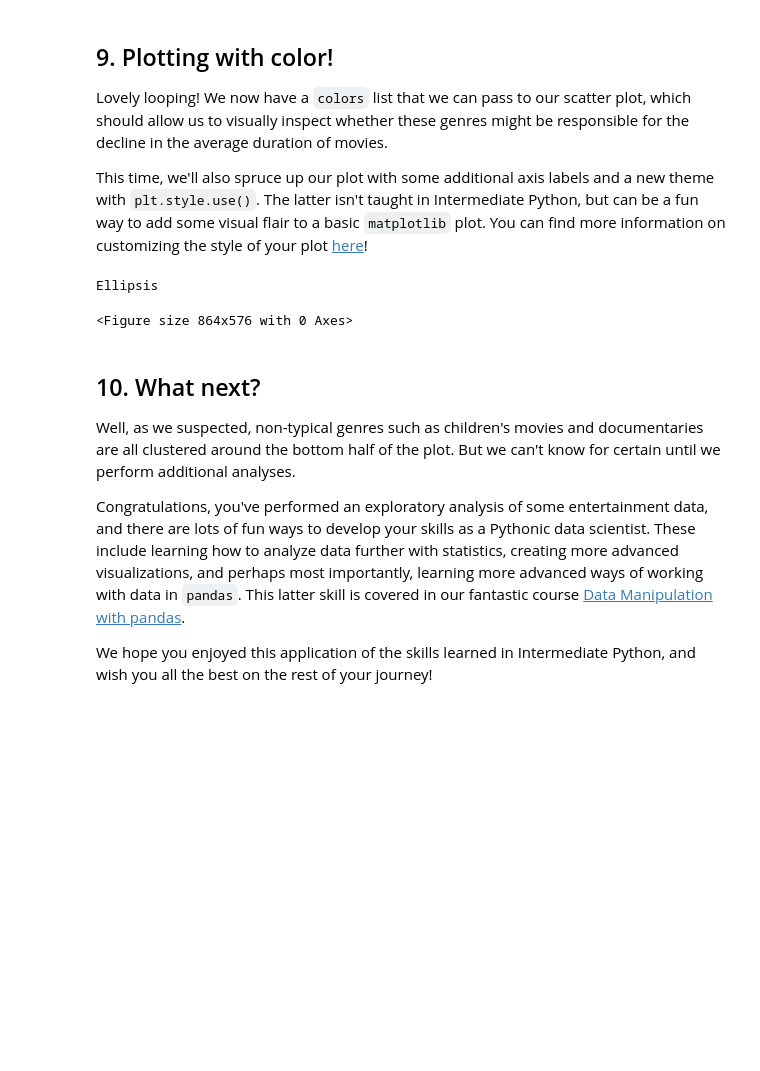
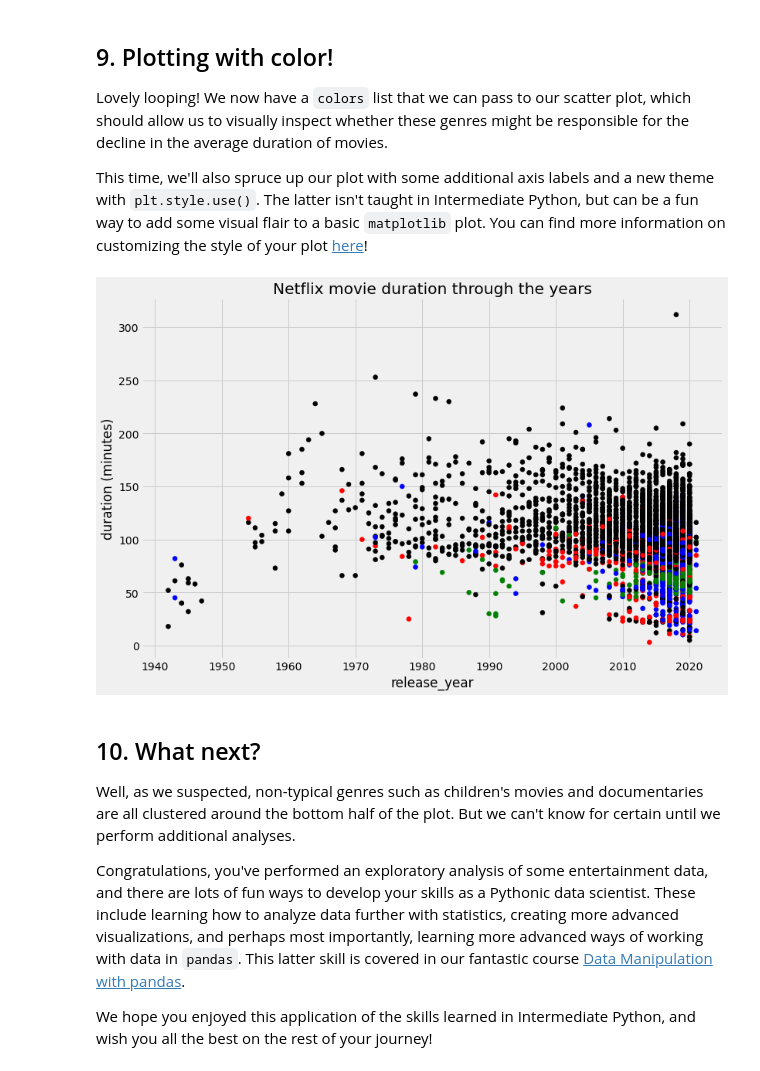
Before and after one commit to Simpletticamente/datacamp_projects, a Jupyter notebook: Investigating Netflix Movies and Guest Stars in The Office/notebook.ipynb, the cells around one changed output. Drawn from its saved outputs; the diff is of its cells as text; code cells hidden in the pictures; blank space fills up the shorter version.

```diff
--- a/Investigating Netflix Movies and Guest Stars in The Office/notebook.ipynb
+++ b/Investigating Netflix Movies and Guest Stars in The Office/notebook.ipynb
@@ -195,21 +195,19 @@ print(colors[:10])
 # %%
 # Set the figure style and initalize a new figure
 plt.style.use('fivethirtyeight')
 fig = plt.figure(figsize=(12,8))
 
 # Create a scatter plot of duration versus release_year
-plt.scatter(netflix_movies_col_subset['release_year'],netflix_movies_col_subset['duration'],hue=color)
+plt.scatter(netflix_movies_col_subset['release_year'],netflix_movies_col_subset['duration'],color=colors)
 
 # Create a title and axis labels
-...
-...
-...
-
+plt.xlabel('release_year')
+plt.ylabel('duration (minutes)')
+plt.title('Netflix movie duration through the years')
 # Show the plot
-...
+plt.show()
 # %% [output]
-Ellipsis
-<Figure size 864x576 with 0 Axes>
+[figure, added]
 # %% [markdown]
 ## 10. What next?
 <p>Well, as we suspected, non-typical genres such as children's movies and documentaries are all clustered around the bottom half of the plot. But we can't know for certain until we perform additional analyses. </p>
```
Also changed, not shown: parts of 3 cells of this notebook.
